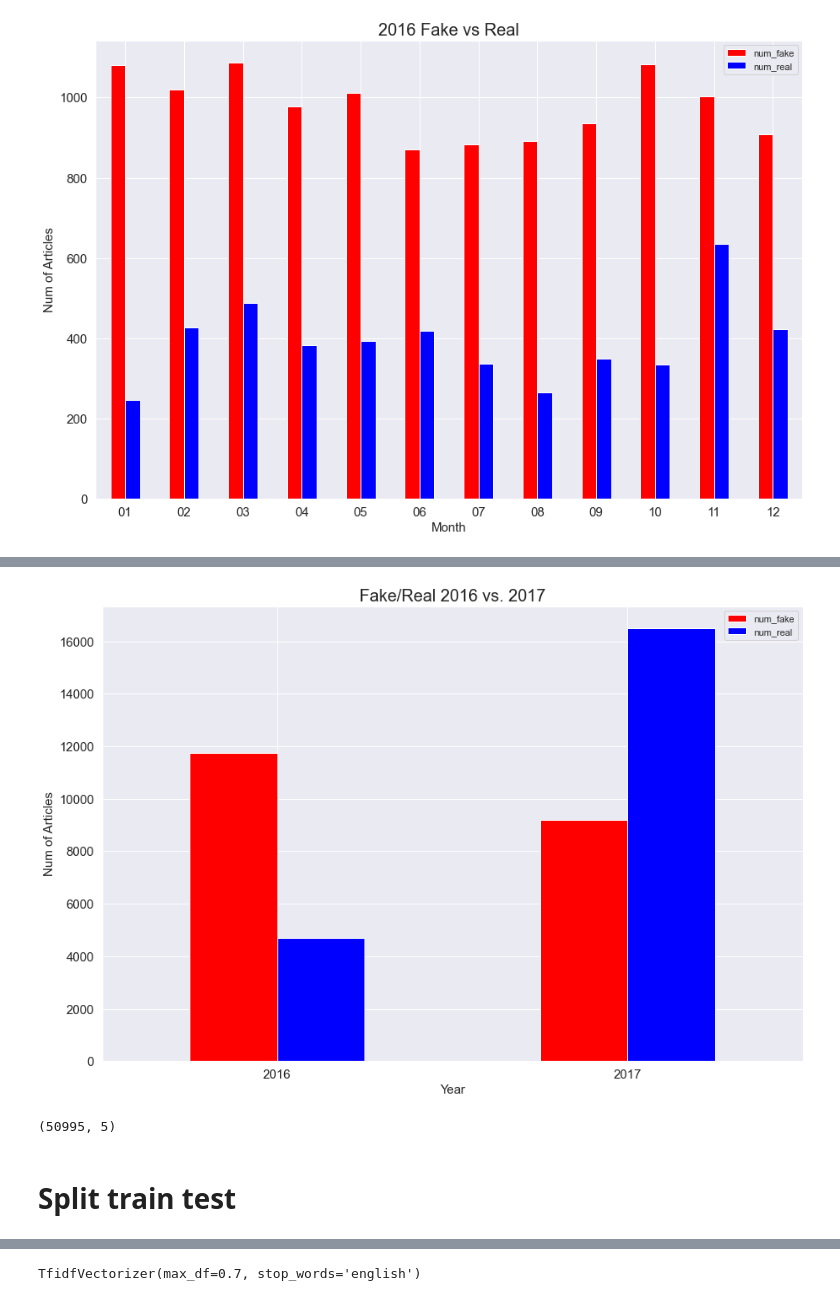
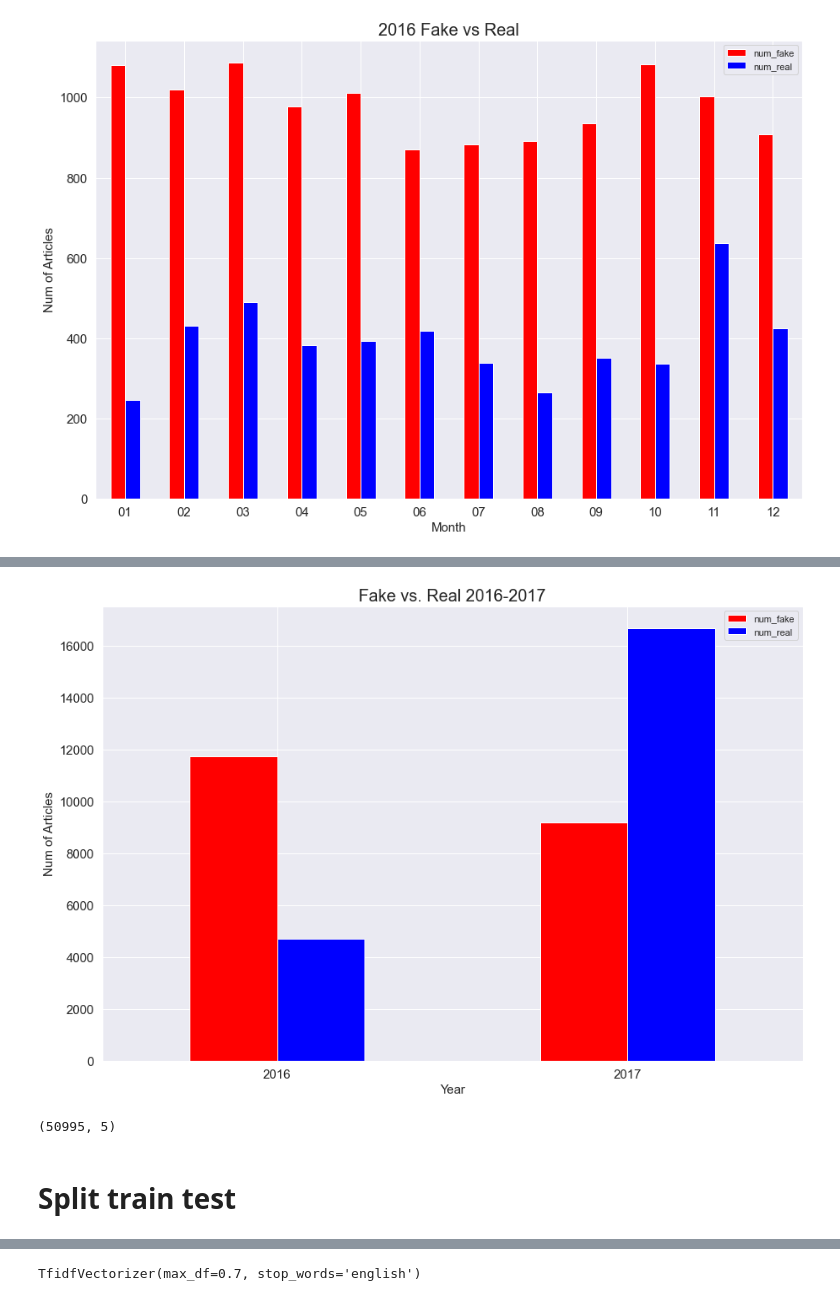
Before and after one commit to chrisvinhston/Fake_News, a Jupyter notebook: fake_news.ipynb, the cells around one changed output, grey strips where cells are left out. Drawn from its saved outputs; the diff is of its cells as text; code cells hidden in the pictures.

Commit message:
update to fake_news notebook

```diff
--- a/fake_news.ipynb
+++ b/fake_news.ipynb
@@ -459 +483,3 @@ df = df[~(df.duplicated())]
+# %%
+df_dates = df_concat[~(df_concat.duplicated())]
 # %%
@@ -480,2 +495,2 @@ Name: date, Length: 44644, dtype: object
 # %%
-df['num']=1
+df_dates['num']=1
@@ -482,5 +503,5 @@ df['num']=1
 # %%
-fake = df[(df.label_REAL == 0)]
+fake = df_dates[(df_dates.label_REAL == 0)]
 fake.rename(columns = {'num':'num_fake'}, inplace =True)
 # %% [output]
 A value is trying to be set on a copy of a slice from a DataFrame
@@ -525,6 +546,6 @@ fake2016_count
 12 rows × 3 columns
 # %%
-real = df[(df.label_REAL == 1)]
+real = df_dates[(df_dates.label_REAL == 1)]
 # %%
 real.rename(columns = {'num':'num_real'}, inplace = True)
 # %% [output]
@@ -672,27 +694,27 @@ rf_1617
 # %%
 sns.set()
 
 rf_1617.plot.bar(figsize=(15,10),x='year', color = ['red', 'blue'])
-plt.title('Fake/Real 2016 vs. 2017', fontsize=20)
+plt.title('Fake vs. Real 2016-2017', fontsize=20)
 
 plt.legend()
 
 plt.xticks(rotation = 0, fontsize=15)
 plt.yticks(fontsize=15)
 
 plt.xlabel('Year', fontsize=15)
 plt.ylabel('Num of Articles', fontsize=15)
 
 
 plt.show()
 # %% [output]
-[figure, old version]
+[figure, new version]
 # %%
 df_final.shape
 # %% [output]
 (50995, 5)
-# %% [markdown]
-# Split train test
+# %% [markdown]
+# Split train test
 # %%
 import itertools
 from sklearn.model_selection import train_test_split
```
Also changed, not shown: parts of 51 cells of this notebook.
